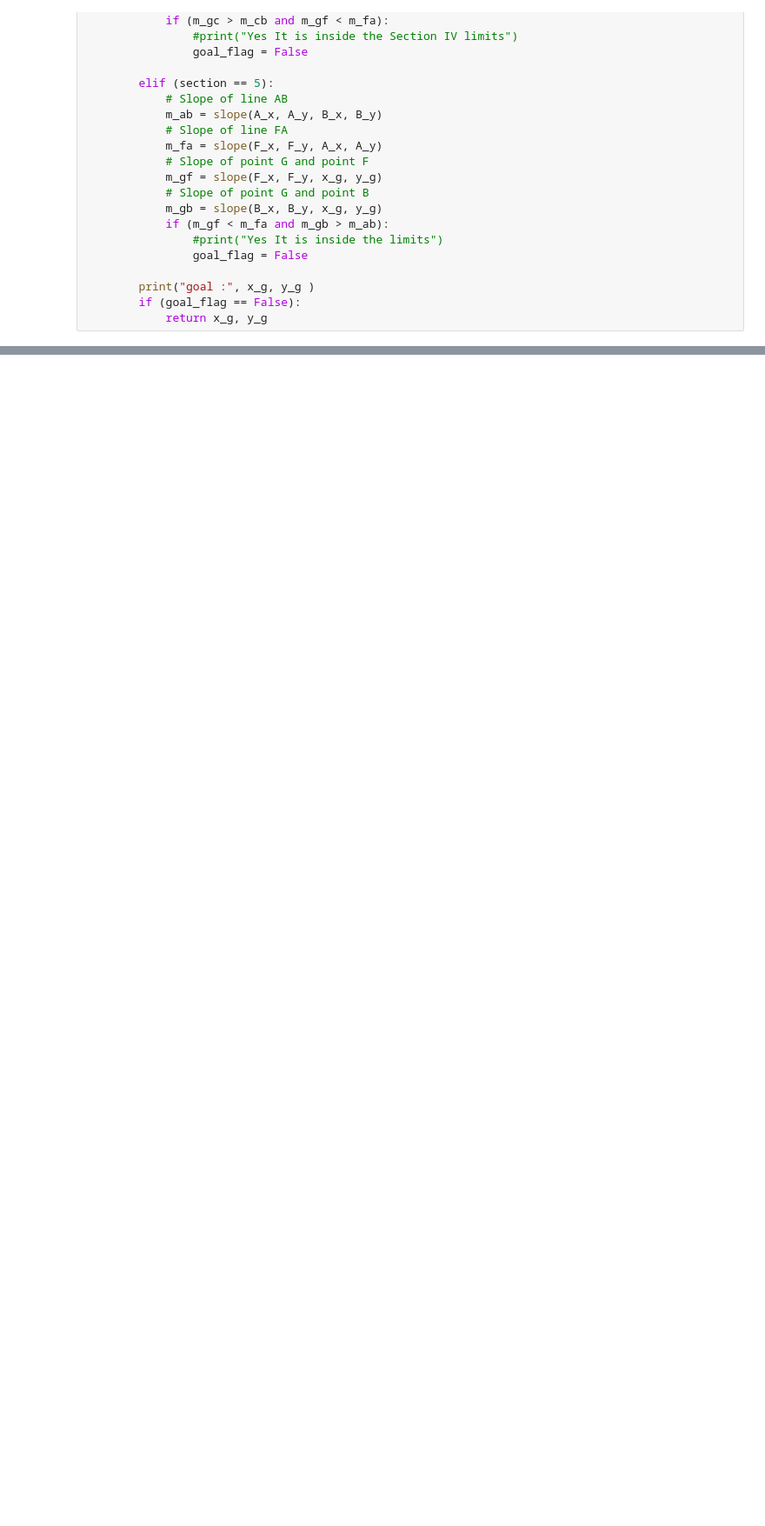
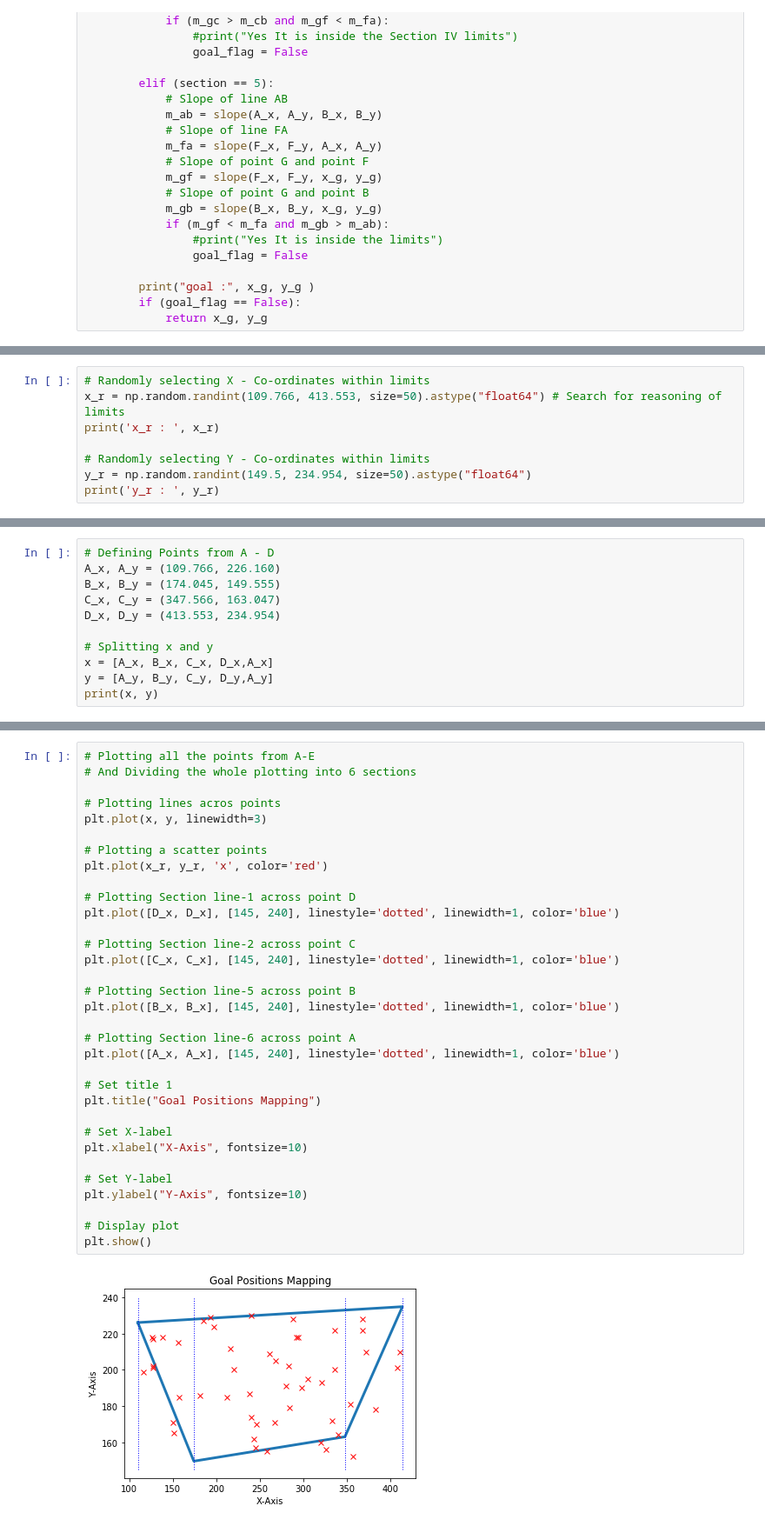
Before and after one commit to cmburgul/Friction-Finger-WIHM-DRL, a Jupyter notebook: ff_env.ipynb, the cells around one changed output, grey strips where cells are left out. Shown at 87% size. Drawn from its saved outputs; the diff is of its cells as text; blank space fills up the shorter version.

```diff
--- a/ff_env.ipynb
+++ b/ff_env.ipynb
@@ -1406,0 +1475,8 @@ def get_goal_point():
+# %%
+# Randomly selecting X - Co-ordinates within limits
+x_r = np.random.randint(109.766, 413.553, size=50).astype("float64") # Search for reasoning of limits
+print('x_r : ', x_r)
+
+# Randomly selecting Y - Co-ordinates within limits
+y_r = np.random.randint(149.5, 234.954, size=50).astype("float64")
+print('y_r : ', y_r)
@@ -1406,0 +1492,11 @@ def get_goal_point():
+# %%
+# Defining Points from A - D
+A_x, A_y = (109.766, 226.160)
+B_x, B_y = (174.045, 149.555)
+C_x, C_y = (347.566, 163.047)
+D_x, D_y = (413.553, 234.954)
+
+# Splitting x and y
+x = [A_x, B_x, C_x, D_x,A_x]
+y = [A_y, B_y, C_y, D_y,A_y]
+print(x, y)
@@ -1406,0 +1505,35 @@ def get_goal_point():
+# %%
+# Plotting all the points from A-E
+# And Dividing the whole plotting into 6 sections
+
+# Plotting lines acros points
+plt.plot(x, y, linewidth=3)
+
+# Plotting a scatter points
+plt.plot(x_r, y_r, 'x', color='red')
+
+# Plotting Section line-1 across point D
+plt.plot([D_x, D_x], [145, 240], linestyle='dotted', linewidth=1, color='blue')
+
+# Plotting Section line-2 across point C
+plt.plot([C_x, C_x], [145, 240], linestyle='dotted', linewidth=1, color='blue')
+
+# Plotting Section line-5 across point B
+plt.plot([B_x, B_x], [145, 240], linestyle='dotted', linewidth=1, color='blue')
+
+# Plotting Section line-6 across point A
+plt.plot([A_x, A_x], [145, 240], linestyle='dotted', linewidth=1, color='blue')
+
+# Set title 1
+plt.title("Goal Positions Mapping")
+
+# Set X-label
+plt.xlabel("X-Axis", fontsize=10)
+
+# Set Y-label
+plt.ylabel("Y-Axis", fontsize=10)
+
+# Display plot
+plt.show()
+# %% [output]
+[figure, added]
```
Also changed, not shown: parts of 36 cells of this notebook, 33 other files.
